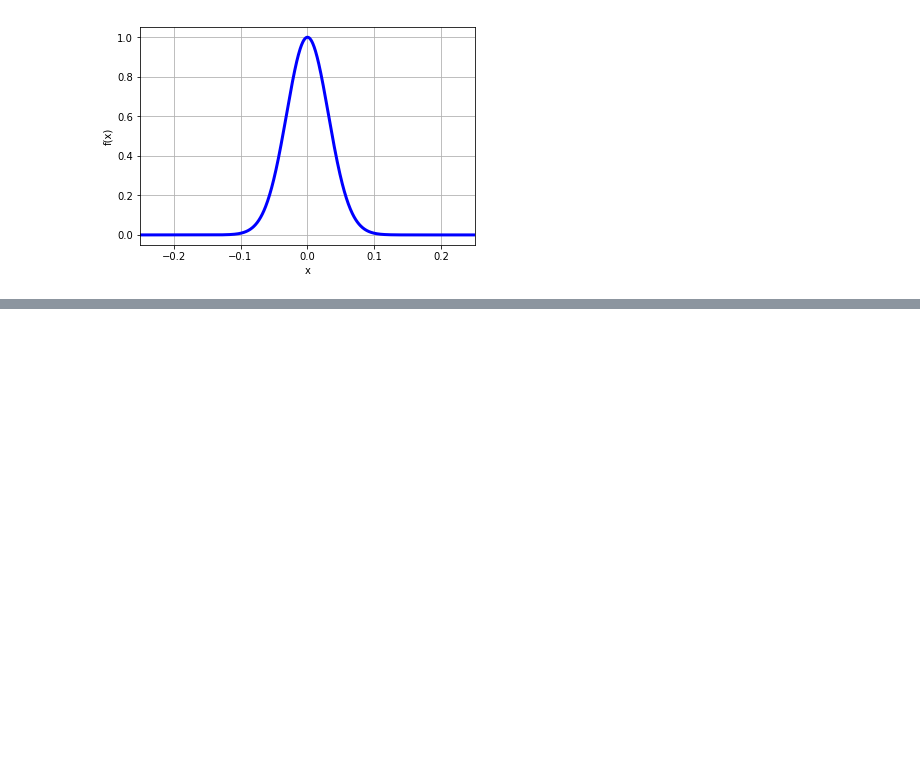
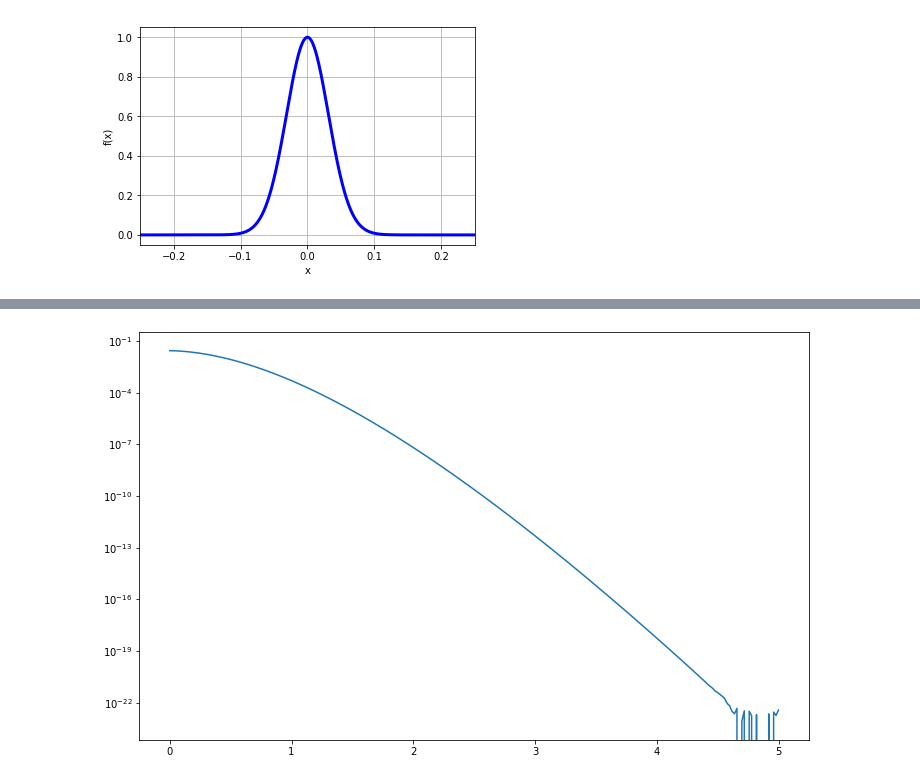
Before and after one commit to akumar01/uoicorr_analysis, a Jupyter notebook: notebooks/Theory/DChiSq.ipynb, the cells around one changed output, grey strips where cells are left out. Drawn from its saved outputs; the diff is of its cells as text; code cells hidden in the pictures; blank space fills up the shorter version.

```diff
--- a/notebooks/Theory/DChiSq.ipynb
+++ b/notebooks/Theory/DChiSq.ipynb
@@ -202,0 +214,3 @@ plt.plot(lambda)
+# %%
+domain = np.linspace(dx2.mean(), dx2.mean() + 5 * np.sqrt(dx2.variance()), 250)
+p = dx2.nPDF(domain)
@@ -202,0 +235,6 @@ plt.plot(lambda)
+# %%
+fig, ax = plt.subplots(figsize = (12, 7.5))
+ax.plot((domain - dx2.mean())/np.sqrt(dx2.variance()), p)
+plt.yscale('log')
+# %% [output]
+[figure, added]
```
Also changed, not shown: parts of 17 cells of this notebook, 3 other files.
